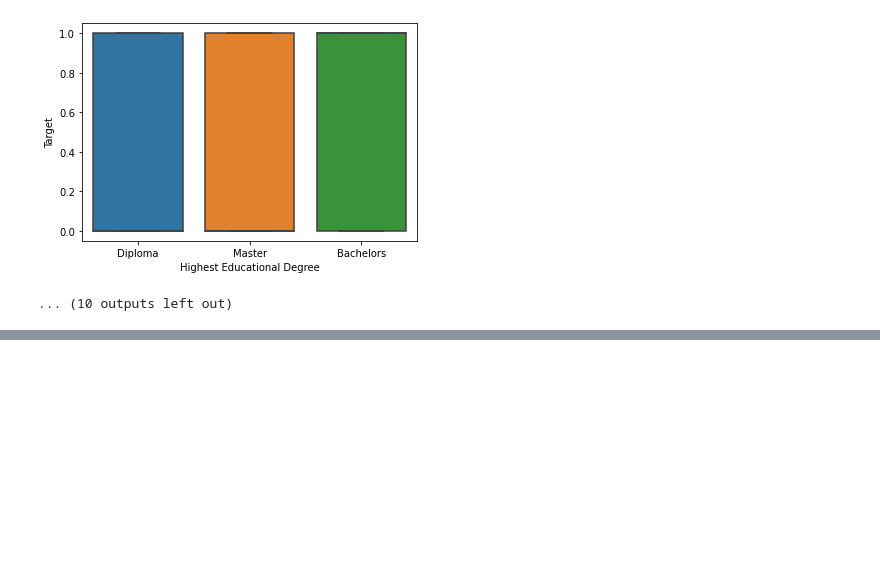
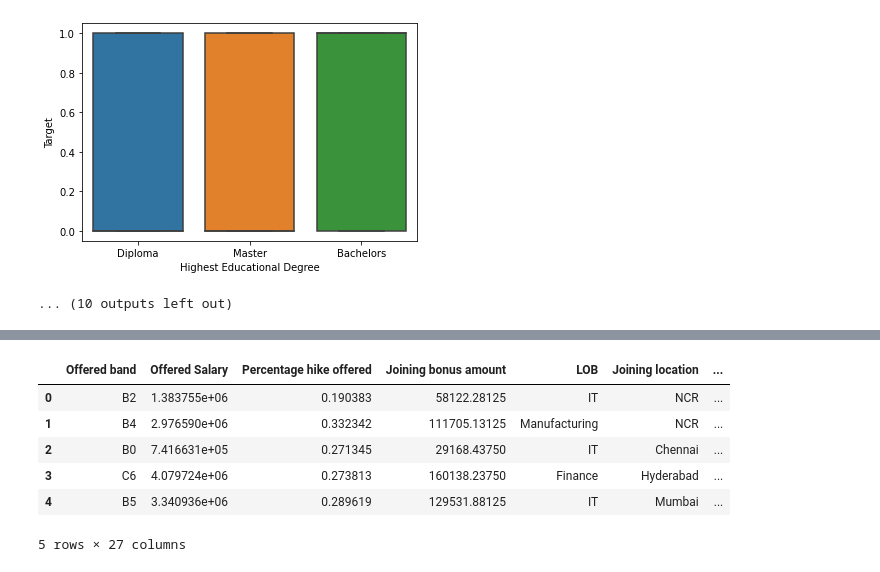
Before and after one commit to karunyads/MiniProject-FE, a Jupyter notebook: FE_PROJECT1_06.ipynb, the cells around one changed output, grey strips where cells are left out. Drawn from its saved outputs; the diff is of its cells as text; code cells hidden in the pictures; blank space fills up the shorter version.

```diff
--- a/FE_PROJECT1_06.ipynb
+++ b/FE_PROJECT1_06.ipynb
@@ -648,0 +683,10 @@ Box Plot for Highest Educational Degree with
+# %%
+data.head()
+# %% [output]
+|  | Offered band | Offered Salary | Percentage hike offered | Joining bonus amount | LOB | Joining location | ... |
+| 0 | B2 | 1.383755e+06 | 0.190383 | 58122.28125 | IT | NCR | ... |
+| 1 | B4 | 2.976590e+06 | 0.332342 | 111705.13125 | Manufacturing | NCR | ... |
+| 2 | B0 | 7.416631e+05 | 0.271345 | 29168.43750 | IT | Chennai | ... |
+| 3 | C6 | 4.079724e+06 | 0.273813 | 160138.23750 | Finance | Hyderabad | ... |
+| 4 | B5 | 3.340936e+06 | 0.289619 | 129531.88125 | IT | Mumbai | ... |
+5 rows × 27 columns
```
Also changed, not shown: parts of 25 cells of this notebook.
